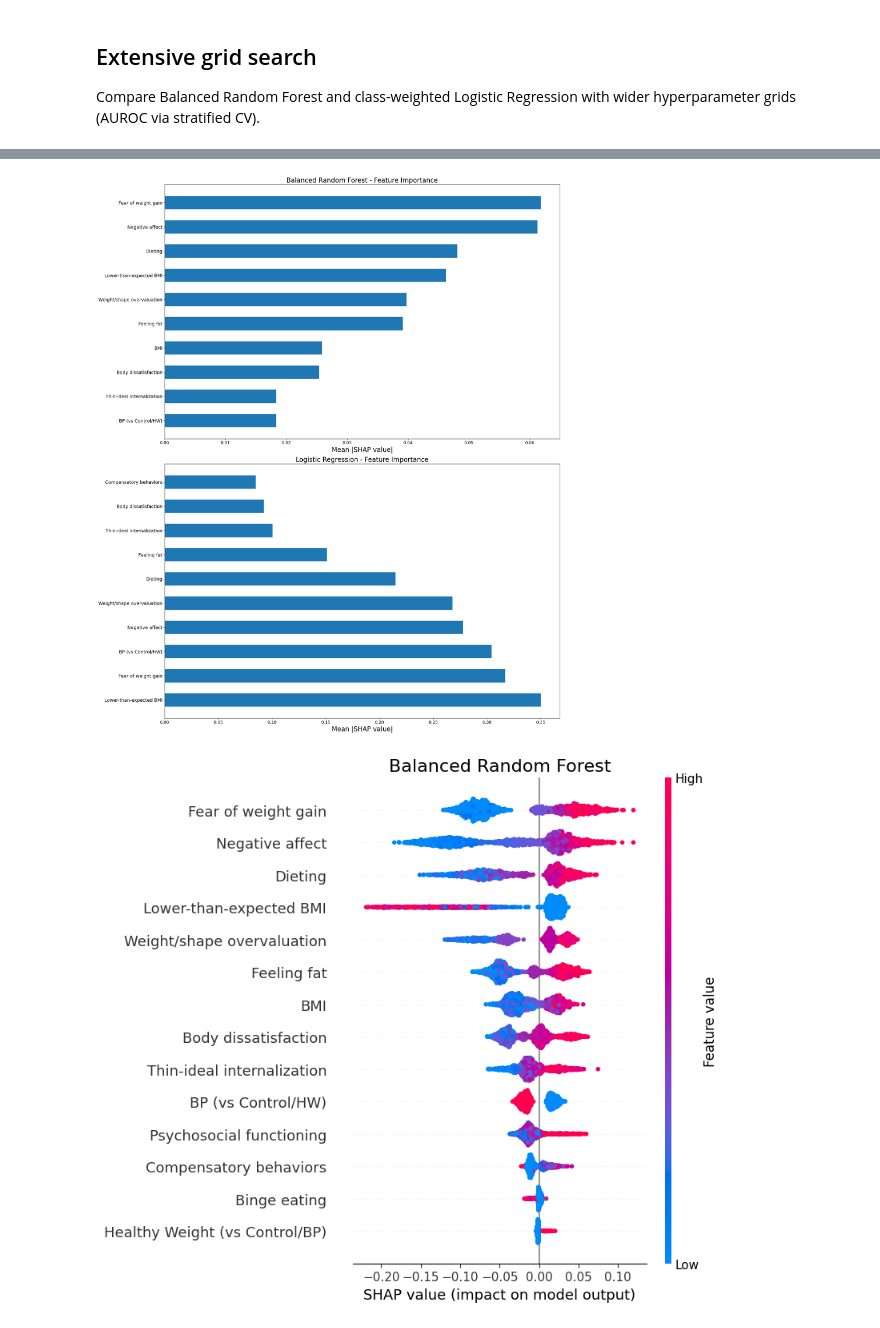
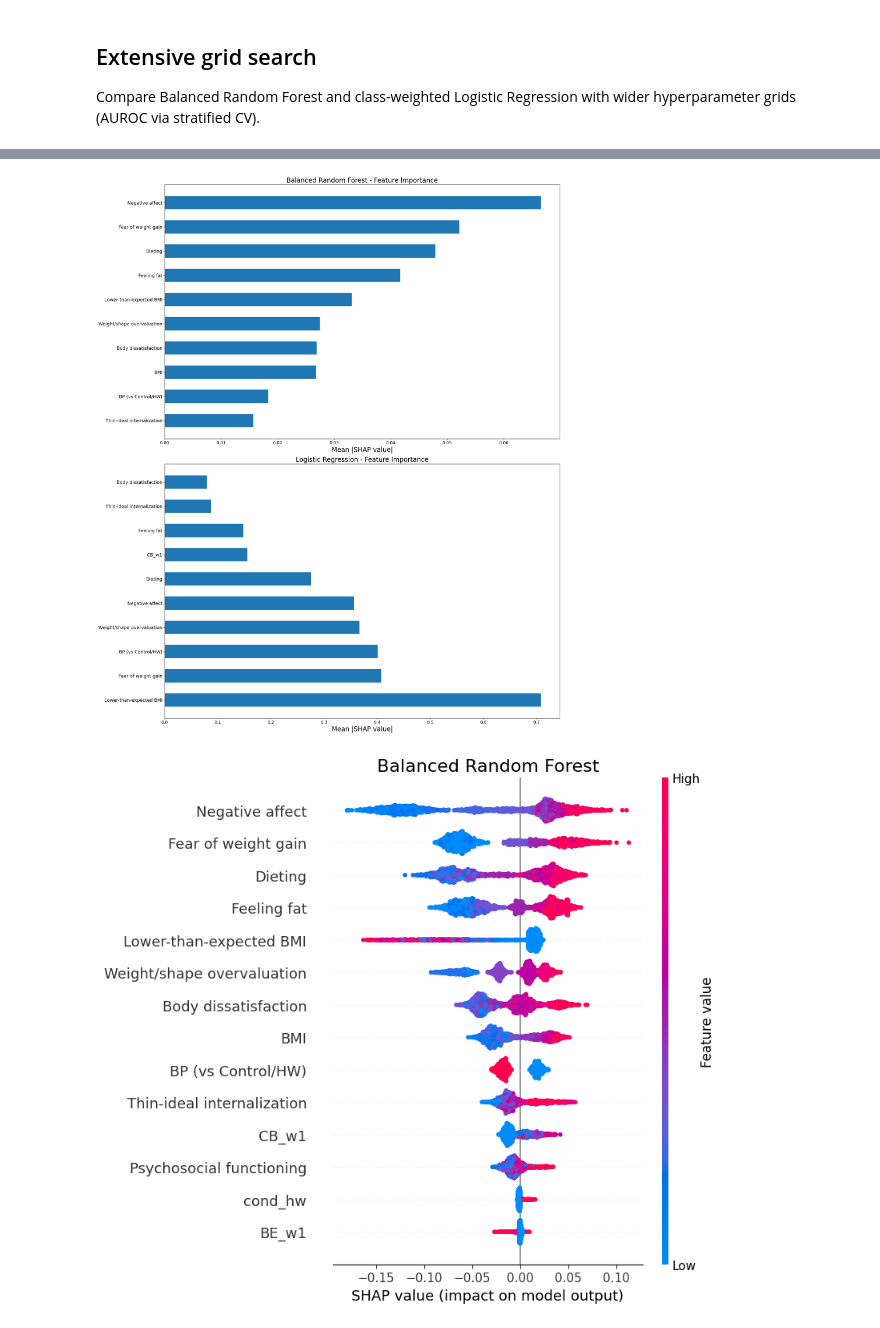
Before and after one commit to FelixZhan/AtyAN, a Jupyter notebook: AtyAN_MultivariateModels.ipynb, the cells around one changed output, grey strips where cells are left out. Saved outputs shown, nothing was run; the diff lists cells and outputs as text; code cells hidden in the pictures.

```diff
--- a/AtyAN_MultivariateModels.ipynb
+++ b/AtyAN_MultivariateModels.ipynb
@@ -8,18 +11,18 @@ import numpy as np
 import os
 from collections.abc import Iterable
 from typing import List
+
 # --- mount (safe) ---
 import urllib.request
 from pathlib import Path
 
 BASE_URL = "https://raw.githubusercontent.com/FelixZhan/AtyAN/main/"
 HELPER_FILES = [
-    "analysis_utils.py",
     "requirements.txt",
-    "BP1234-ONSET-WCOND-NUMID.csv"
+    "AAN-ONSET-MERGED.csv",
 ]
 
-DATA_FILE_PREFERRED = "BP1234-ONSET-WCOND-NUMID.csv"
+DATA_FILE_PREFERRED = "AAN-ONSET-MERGED.csv"
 DATA_FILE_FALLBACK = "BP1234-ONSET.csv"
 
 for filename in HELPER_FILES:
@@ -49,16 +52,7 @@ if data_file is None:
         ) from exc
 
 print(f"Using dataset: {data_file}")
-df = pd.read_csv(data_file, low_memory=False)
-ID_COL = "id"
 
 def cols_exist(df: pd.DataFrame, cols: Iterable[str]) -> List[str]:
     return [c for c in cols if c in df.columns]
-# Ensure ID exists
-if ID_COL not in df.columns:
-    for cand in ["id","ID"]:
-        if cand in df.columns:
-            ID_COL = cand; break
-
-!pip install -q -r requirements.txt
 # %% [output]
@@ -217,6 +217,6 @@ def clean_and_encode_condition(df: pd.DataFrame) -> pd.DataFrame:
     df = df.copy()
     df["cond_clean"] = cond_clean.map(COND_CANONICAL).astype("category")
     df["cond_bp"] = (df["cond_clean"] == "BP").astype(int)
-    df["cond_hw"] = (df["cond_clean"] == "Healthy Weight").astype(int)
+    # df["cond_hw"] = (df["cond_clean"] == "Healthy Weight").astype(int)
 
     return df
@@ -465,8 +1332,19 @@ Fit best models on full data, plot top features (bars) and beeswarms.
 # %%
+# SHAP explanations (interpretability)
+import matplotlib.pyplot as plt
+import shap
+## Note: SHAP is computed on a single final model fit on the full dataset
+## using deterministic imputation (posterior=False). This is for interpretability,
+## while performance estimates above come from nested CV with MI-pooled predictions.
 
-# Refit on full data
-brf_best_est = brf_search.best_estimator_.fit(X, y)
-log_best_est = log_search.best_estimator_.fit(X, y)
+# Refit final models on full data (deterministic imputation)
+brf_best_est = make_brf_det_pipeline(det_seed=42)
+brf_best_est.set_params(**brf_best_params_full)
+brf_best_est.fit(X, y)
+
+log_best_est = make_log_det_pipeline(det_seed=42)
+log_best_est.set_params(**log_best_params_full)
+log_best_est.fit(X, y)
 
 # Transform X through preprocessors
 brf_pre = brf_best_est[:-1]
@@ -498,9 +1376,10 @@ brf_shap_full = brf_explainer(X_brf_t_named)
 log_explainer = shap.LinearExplainer(log_model, X_log_t_named)
 log_shap = log_explainer(X_log_t_named)
 
+# Ensure BRF uses positive-class SHAP values (if returned as [n, p, 2])
 brf_shap = shap.Explanation(
-    values=brf_shap_full.values[..., 1] if brf_shap_full.values.ndim == 3 else brf_shap_full.values,
-    base_values=brf_shap_full.base_values[..., 1] if np.ndim(brf_shap_full.base_values) == 2 else brf_shap_full.base_values,
+    values=brf_shap_full.values[..., 1] if np.asarray(brf_shap_full.values).ndim == 3 else brf_shap_full.values,
+    base_values=brf_shap_full.base_values[..., 1] if np.asarray(brf_shap_full.base_values).ndim == 2 else brf_shap_full.base_values,
     data=brf_shap_full.data,
     feature_names=english_cols_plot,
  )
@@ -539,32 +1418,33 @@ axes[0].invert_yaxis()
 
 log_imp_df = (
     pd.DataFrame({"feature": english_cols_plot, "importance": log_importance})
     .sort_values("importance", ascending=False)
     .head(10)
     .sort_values("importance", ascending=True)
  )
 axes[1].barh(log_imp_df["feature"], log_imp_df["importance"], height=0.55)
 axes[1].set_xlabel("Mean |SHAP value|", fontsize=BAR_LABEL_FONTSIZE)
 axes[1].set_title("Logistic Regression - Feature Importance", fontsize=BAR_TITLE_FONTSIZE)
 axes[1].tick_params(axis="y", labelsize=BAR_TICK_FONTSIZE_Y)
 axes[1].tick_params(axis="x", labelsize=BAR_TICK_FONTSIZE_X)
 axes[1].invert_yaxis()
 
 plt.tight_layout()
 plt.show()
 
 # Beeswarm plots (top 20) — wider
+# Interpretation: SHAP values are in the model's native output space (not necessarily probability).
 plt.figure(figsize=(20, 7))
 shap.plots.beeswarm(brf_shap, max_display=20, show=False)
 plt.title("Balanced Random Forest", fontsize=16)
 plt.tight_layout()
 plt.show()
 
 plt.figure(figsize=(20, 7))
 shap.plots.beeswarm(log_shap, max_display=20, show=False)
 plt.title("Logistic Regression", fontsize=16)
 plt.tight_layout()
 plt.show()
 # %% [output]
-[figure, old version]
+[figure, new version]
-[figure, old version]
+[figure, new version]
```
Also changed, not shown: parts of 23 cells of this notebook, 48 other files.
